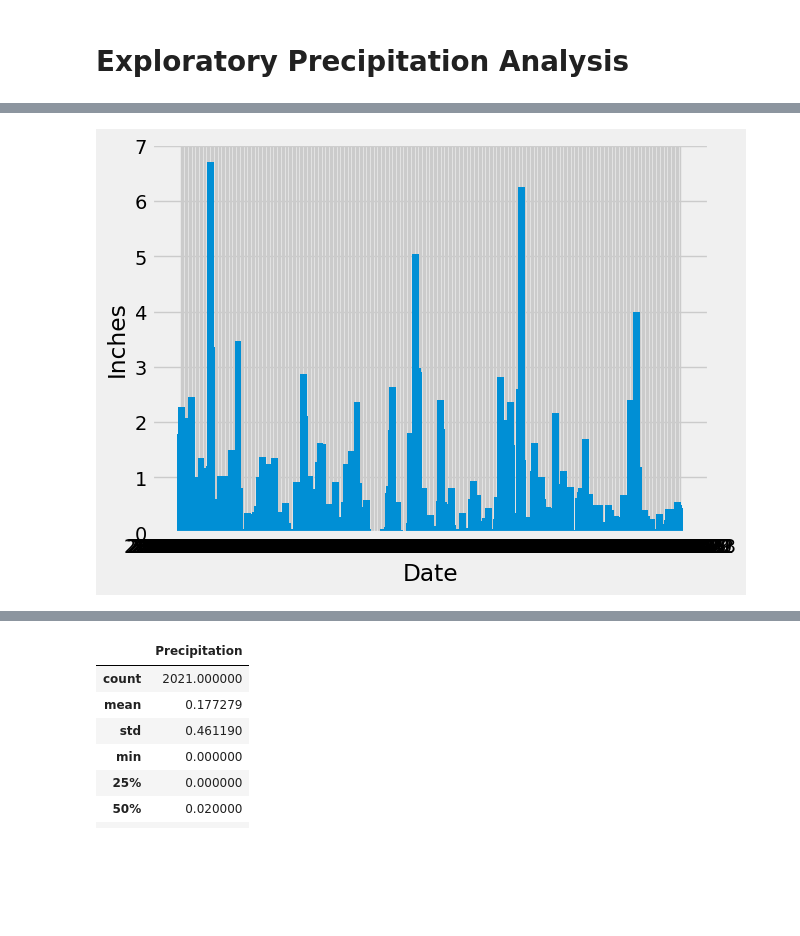
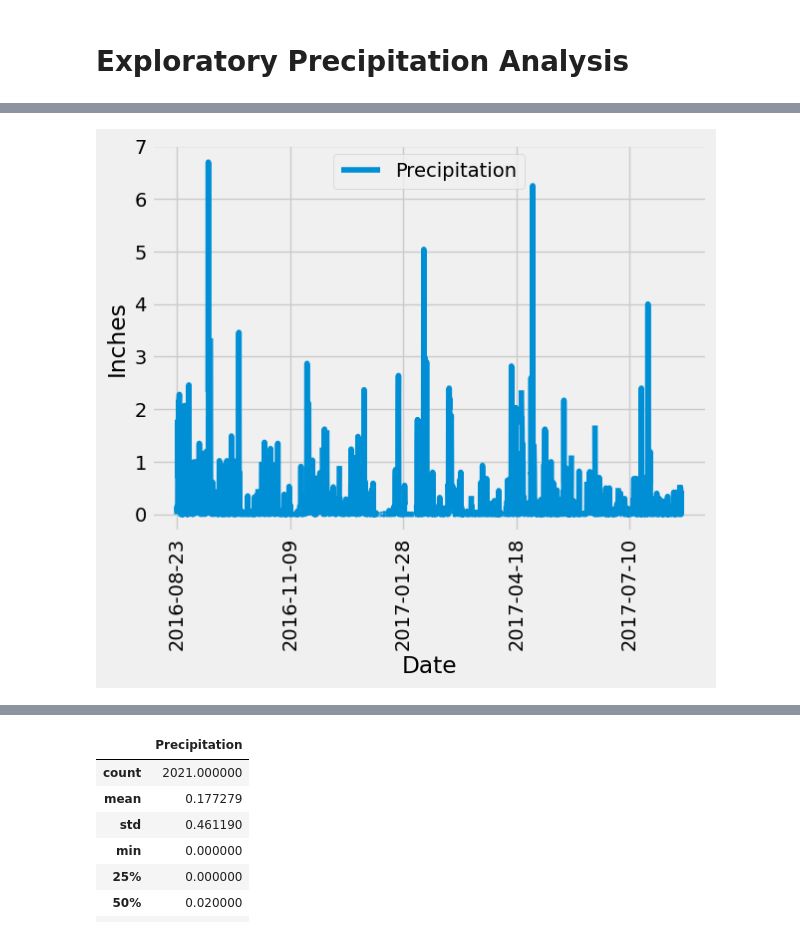
Before and after one commit to bburwinkel0721/sqlalchemy-challenge, a Jupyter notebook: SurfsUp/climate.ipynb, the cells around one changed output, grey strips where cells are left out. Drawn from its saved outputs; the diff is of its cells as text; code cells hidden in the pictures; blank space fills up the shorter version.

```diff
--- a/SurfsUp/climate.ipynb
+++ b/SurfsUp/climate.ipynb
@@ -73,32 +71,28 @@ FROM measurement ORDER BY measurement.date DESC
 # %%
 # Design a query to retrieve the last 12 months of precipitation data and plot the results.
 # Starting from the most recent data point in the database.
-
 # Calculate the date one year from the last date in data set.
 
 # Perform a query to retrieve the data and precipitation scores
 last_years_measurements = session.query(Measurement).filter(Measurement.date >= '2016-08-23').order_by(Measurement.date).all()
-last_years_date = [(row.date) for row in last_years_measurements]
-last_years_prcp = [(row.prcp) for row in last_years_measurements]
+last_year_dates_list = [(row.date) for row in last_years_measurements]
+last_years_prcp_list = [(row.prcp) for row in last_years_measurements]
 
 # Save the query results as a Pandas DataFrame. Explicitly set the column names
 df = pd.DataFrame({
-    'Dates': last_years_date,
-    'Precipitation':last_years_prcp
+    'Dates': last_year_dates_list,
+    'Precipitation':last_years_prcp_list
 })
 
 # Sort the dataframe by date
 df = df.sort_values('Dates', ascending=True)
 
 # Use Pandas Plotting with Matplotlib to plot the data
-# df.plot(kind='bar', x='Dates', y='Precipitation',
-#         xlabel='Date',
-#         ylabel='Inches')
-fig, ax = plt.subplots()
-ax.bar(df['Dates'],df['Precipitation'],width=5)
-ax.set_xlabel('Date')
-ax.set_ylabel('Inches')
-n=int(round(df['Dates'].count()/5,0))
+df.plot(kind='line', x='Dates', y='Precipitation',
+        xlabel='Date',
+        ylabel='Inches',
+        rot=90)
 
+# Show the plot
 plt.show()
 # %% [output]
@@ -109 +103 @@ WHERE measurement.date >= ? ORDER BY measurement.date
-[figure, old version]
+[figure, new version]
```
Also changed, not shown: parts of 17 cells of this notebook.
